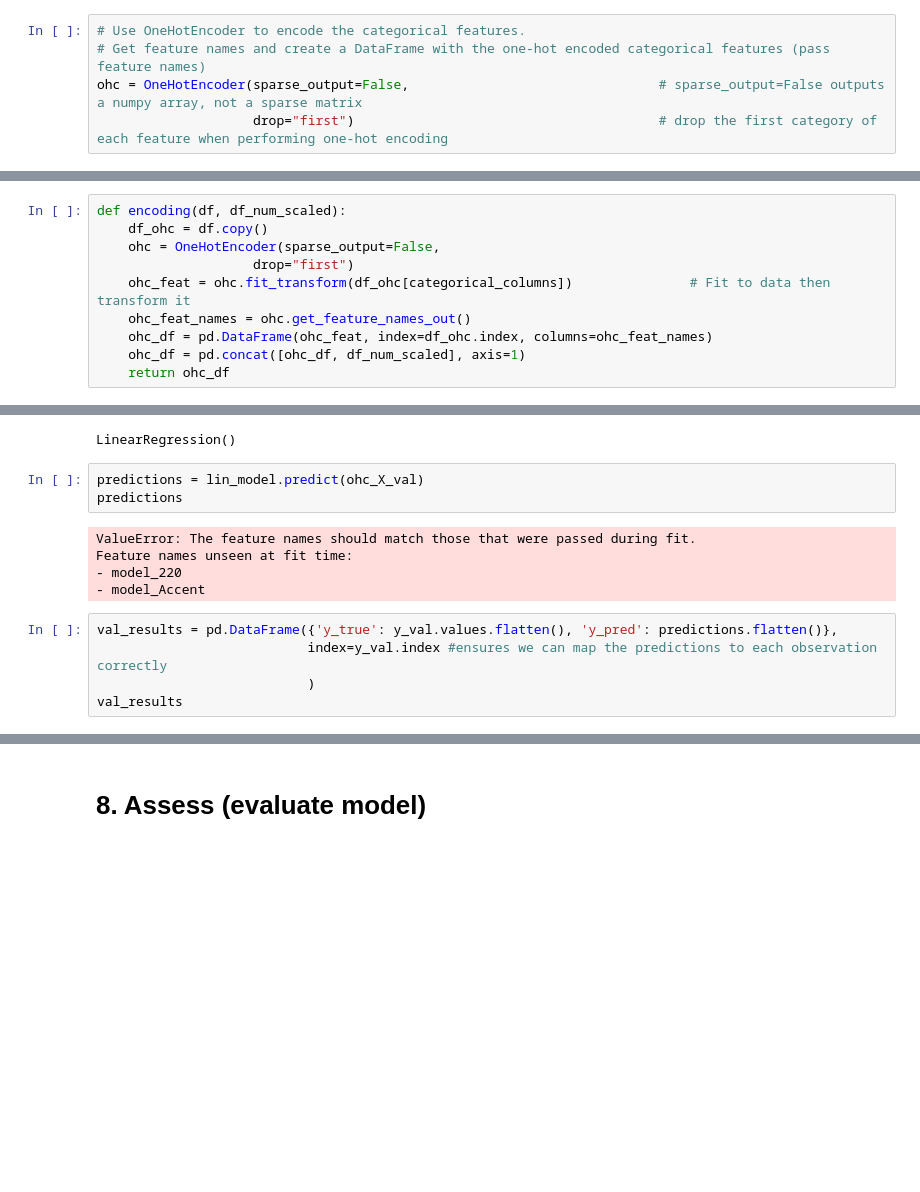
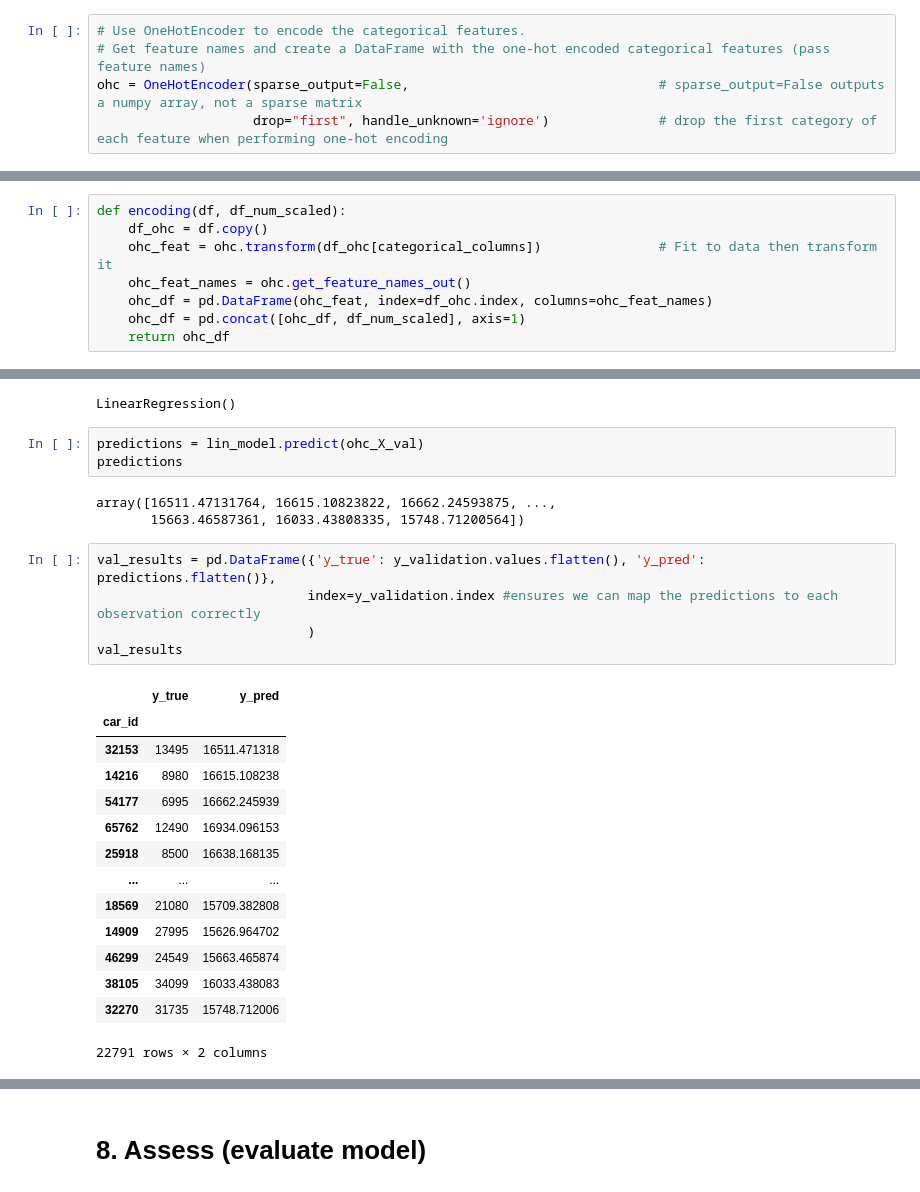
Before and after one commit to TheFriendlyTwin/Group14-Cars4You-Project, a Jupyter notebook: todo_28.10.ipynb, the cells around one changed output, grey strips where cells are left out. Drawn from its saved outputs; the diff is of its cells as text; blank space fills up the shorter version.

Commit message:
Model created

```diff
--- a/todo_28.10.ipynb
+++ b/todo_28.10.ipynb
@@ -1691,7 +1693,7 @@ X_train_ohc = X_train.copy()
 # Use OneHotEncoder to encode the categorical features.
 # Get feature names and create a DataFrame with the one-hot encoded categorical features (pass feature names)
 ohc = OneHotEncoder(sparse_output=False,                                # sparse_output=False outputs a numpy array, not a sparse matrix
-                    drop="first")                                       # drop the first category of each feature when performing one-hot encoding
+                    drop="first", handle_unknown='ignore')              # drop the first category of each feature when performing one-hot encoding
 # %%
 # Get feature names and create a DataFrame with the one-hot encoded categorical features (pass feature names)
 ohc_feat = ohc.fit_transform(X_train_ohc[categorical_columns])               # Fit to data then transform it
@@ -1735,9 +1737,7 @@ ohc_X_train
 # %%
 def encoding(df, df_num_scaled):
     df_ohc = df.copy()
-    ohc = OneHotEncoder(sparse_output=False,
-                    drop="first")
-    ohc_feat = ohc.fit_transform(df_ohc[categorical_columns])               # Fit to data then transform it
+    ohc_feat = ohc.transform(df_ohc[categorical_columns])               # Fit to data then transform it
     ohc_feat_names = ohc.get_feature_names_out()
     ohc_df = pd.DataFrame(ohc_feat, index=df_ohc.index, columns=ohc_feat_names)
     ohc_df = pd.concat([ohc_df, df_num_scaled], axis=1)
@@ -1770,14 +1770,27 @@ LinearRegression()
 predictions = lin_model.predict(ohc_X_val)
 predictions
 # %% [output]
-ValueError: The feature names should match those that were passed during fit.
-Feature names unseen at fit time:
-- model_220
-- model_Accent
+array([16511.47131764, 16615.10823822, 16662.24593875, ...,
+       15663.46587361, 16033.43808335, 15748.71200564])
 # %%
-val_results = pd.DataFrame({'y_true': y_val.values.flatten(), 'y_pred': predictions.flatten()},
-                           index=y_val.index #ensures we can map the predictions to each observation correctly
+val_results = pd.DataFrame({'y_true': y_validation.values.flatten(), 'y_pred': predictions.flatten()},
+                           index=y_validation.index #ensures we can map the predictions to each observation correctly
                            )
 val_results
+# %% [output]
+|  | y_true | y_pred |
+| car_id |  |  |
+| 32153 | 13495 | 16511.471318 |
+| 14216 | 8980 | 16615.108238 |
+| 54177 | 6995 | 16662.245939 |
+| 65762 | 12490 | 16934.096153 |
+| 25918 | 8500 | 16638.168135 |
+| ... | ... | ... |
+| 18569 | 21080 | 15709.382808 |
+| 14909 | 27995 | 15626.964702 |
+| 46299 | 24549 | 15663.465874 |
+| 38105 | 34099 | 16033.438083 |
+| 32270 | 31735 | 15748.712006 |
+22791 rows × 2 columns
 # %%
 # Training metrics (step 2)
```
Also changed, not shown: parts of 7 cells of this notebook.
